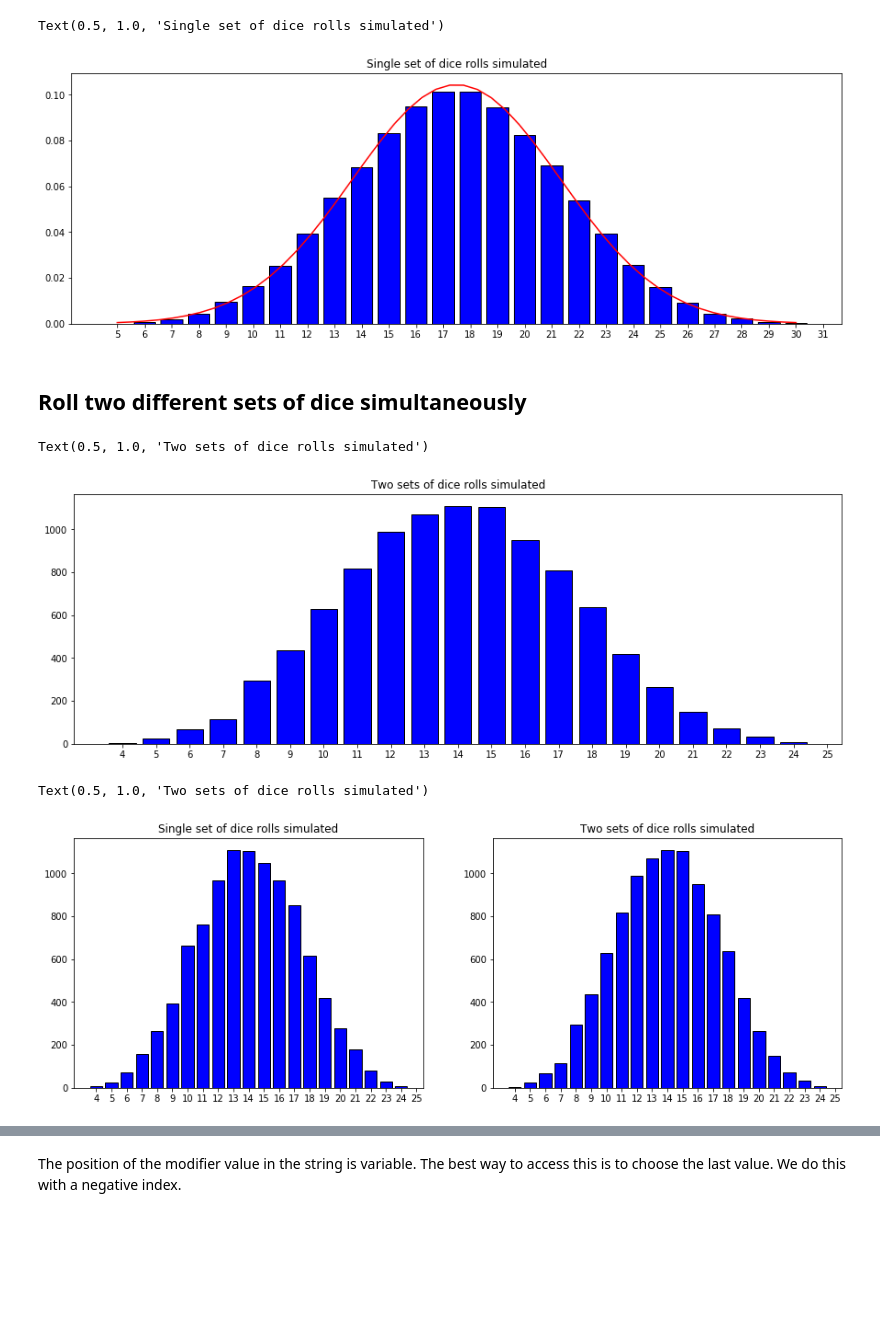
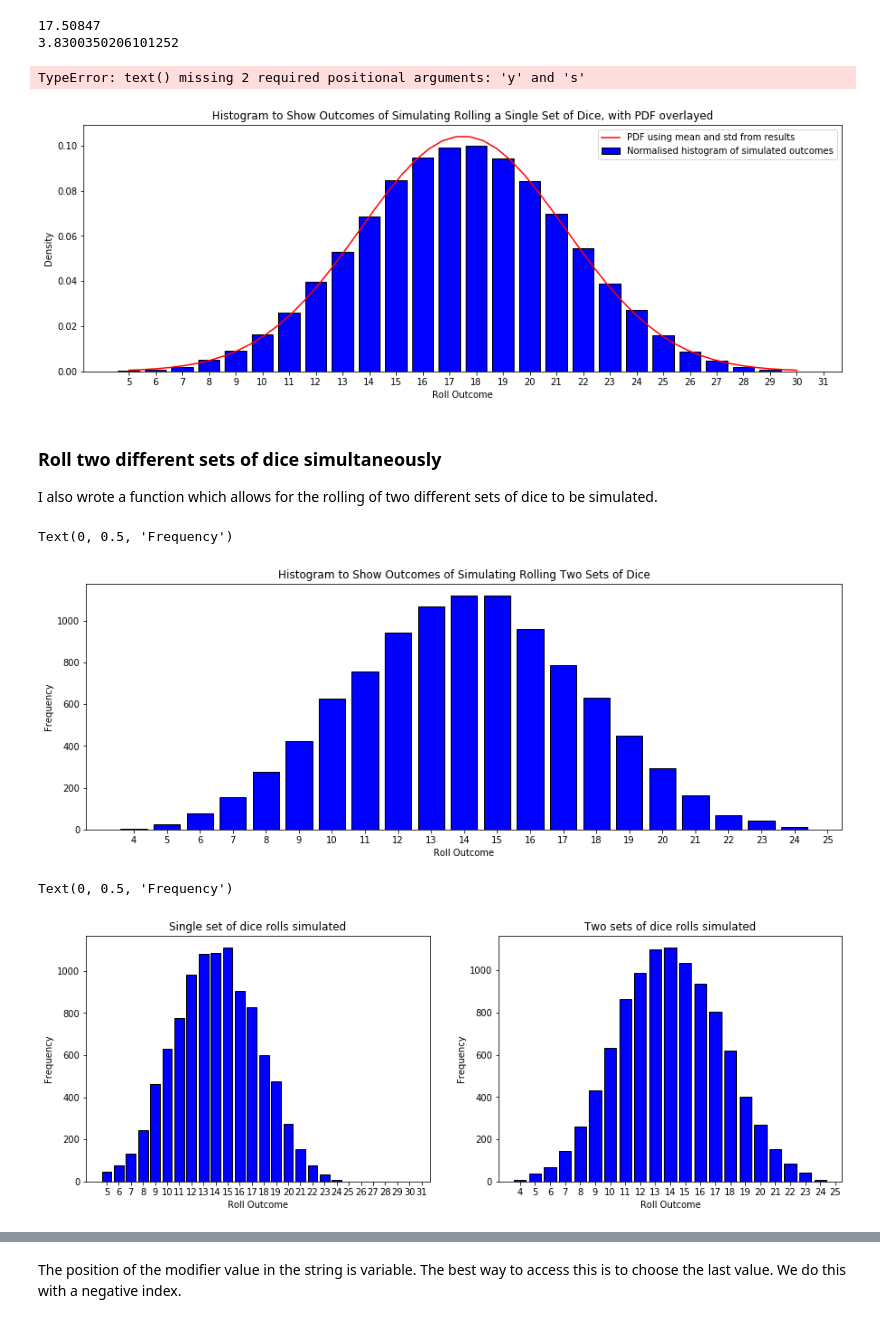
Before and after one commit to Richard-D-Todd/Dice-Rolling, a Jupyter notebook: Dice Rolling.ipynb, the cells around one changed output, grey strips where cells are left out. Cells and saved outputs as stored; diff of their text form; code cells hidden in the pictures; blank space fills up the shorter version.

```diff
--- a/Dice Rolling.ipynb
+++ b/Dice Rolling.ipynb
@@ -17,7 +34,7 @@ import math
 # %%
 def roll_dice(x, d):
     """
-    Function to simulate rolling x fair dice with d number of faces
+    Function to simulate rolling x dice with d number of faces
     """
     roll = 0
     for i in range(x):
@@ -32,9 +49,10 @@ def simulate_dice_rolls(n, x, d):
     results = np.asarray(results)
     return results
 # %%
-n = 1000000
-x = 1
-d = 20
+# simulating a single dice rolls n times
+n = 100000
+x = 5
+d = 6
 max_roll = x * d
 
 results = simulate_dice_rolls(n, x, d)
@@ -65 +81,4 @@ for i in range(x, max_roll + 1):
+# %%
+#Setting the width of the figures
+plt.rcParams['figure.figsize'] = [15, 5]
 # %%
@@ -85,16 +98,31 @@ print(std)
+# %%
+# Calculating the mean and standard deviation of the results
+results.sort()
+mean = np.mean(results)
+print(mean)
+std = np.std(results)
+print(std)
+# %% [output]
+17.50847
+3.8300350206101252
 # %%
 x_range = np.linspace(x, max_roll)
 pdf = stats.norm.pdf(x_range, mean, std)
-plt.plot(x_range, pdf, color = 'red')
-plt.hist(results, bins = np.arange(x, max_roll + 2) - 0.5, histtype = 'bar',
-         rwidth=0.8, facecolor = 'blue', edgecolor="k", density=True)
+plt.plot(x_range, pdf, color = 'red', label = 'PDF using mean and std from results')
+plt.hist(results, bins = np.arange(x, max_roll + 2) - 0.5, histtype = 'bar', rwidth=0.8,
+         facecolor = 'blue', edgecolor="k", density=True, label='Normalised histogram of simulated outcomes')
 plt.xticks(np.arange(x, max_roll + 2))
-plt.title('Single set of dice rolls simulated')
+plt.title('Histogram to Show Outcomes of Simulating Rolling a Single Set of Dice, with PDF overlayed')
+plt.xlabel('Roll Outcome')
+plt.ylabel('Density')
+plt.legend(loc='upper right')
 # %% [output]
-Text(0.5, 1.0, 'Single set of dice rolls simulated')
+TypeError: text() missing 2 required positional arguments: 'y' and 's'
-[figure, old version]
+[figure, new version]
 # %% [markdown]
-## Roll two different sets of dice simultaneously
+### Roll two different sets of dice simultaneously
+
+I also wrote a function which allows for the rolling of two different sets of dice to be simulated.
 # %%
 def simulate_two_sets_dice_rolls(n, x1, d1, x2, d2):
     """This simulates rolling two different sets of dice (with xi dnumber of dice with di number of faces) n times"""
@@ -122,23 +150,41 @@ results_2 = simulate_two_sets_dice_rolls(n, x1, d1, x2, d2)
 plt.hist(results_2, bins = np.arange(min_roll, max_roll_2 + 2) - 0.5, histtype = 'bar',
          rwidth=0.8, facecolor = 'blue', edgecolor="k")
 plt.xticks(np.arange(min_roll, max_roll_2 + 2))
-plt.title('Two sets of dice rolls simulated')
+plt.title('Histogram to Show Outcomes of Simulating Rolling Two Sets of Dice')
+plt.xlabel('Roll Outcome')
+plt.ylabel('Frequency')
 # %% [output]
-Text(0.5, 1.0, 'Two sets of dice rolls simulated')
+Text(0, 0.5, 'Frequency')
-[figure, old version]
+[figure, new version]
 # %%
-# Plotting together
+# Plotting single set of dice rolls alongside two sets of dice rolls such that the same number and type of dice are being
+# simulated in both cases
+
+n = 10000
+x1 = 2
+d1 = 6
+# Single dice roll
+results_1 = simulate_dice_rolls(n, 2*x1, d1)
+
+# Double dice roll
+results_2 = simulate_two_sets_dice_rolls(n, x1, d1, x1, d1)
+
+# Plotting two graphs side by side
 plt.subplot(121)
-plt.hist(results, bins = np.arange(x, max_roll + 2) - 0.5, histtype = 'bar',
+plt.hist(results_1, bins = np.arange(x, max_roll + 2) - 0.5, histtype = 'bar',
          rwidth=0.8, facecolor = 'blue', edgecolor="k")
 plt.xticks(np.arange(x, max_roll + 2))
 plt.title('Single set of dice rolls simulated')
+plt.xlabel('Roll Outcome')
+plt.ylabel('Frequency')
 
 plt.subplot(122)
 plt.hist(results_2, bins = np.arange(min_roll, max_roll_2 + 2) - 0.5, histtype = 'bar',
          rwidth=0.8, facecolor = 'blue', edgecolor="k")
 plt.xticks(np.arange(min_roll, max_roll_2 + 2))
 plt.title('Two sets of dice rolls simulated')
+plt.xlabel('Roll Outcome')
+plt.ylabel('Frequency')
 # %% [output]
-Text(0.5, 1.0, 'Two sets of dice rolls simulated')
+Text(0, 0.5, 'Frequency')
-[figure, old version]
+[figure, new version]
```
Also changed, not shown: parts of 61 cells of this notebook, 12 other files.
